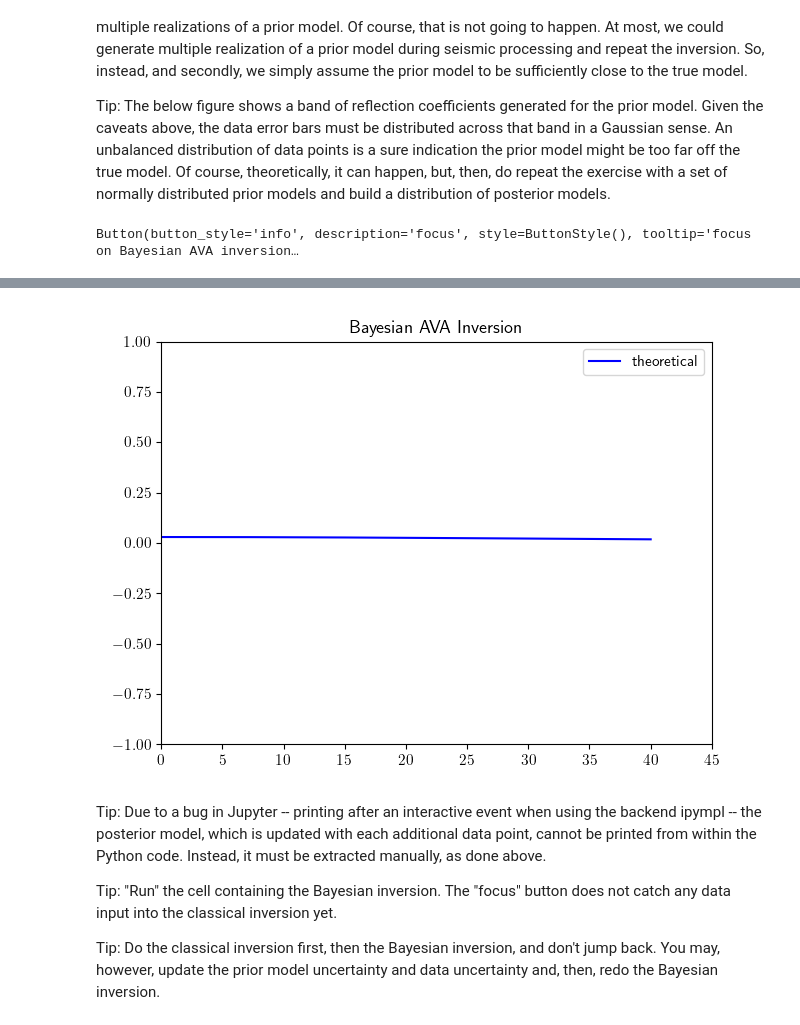
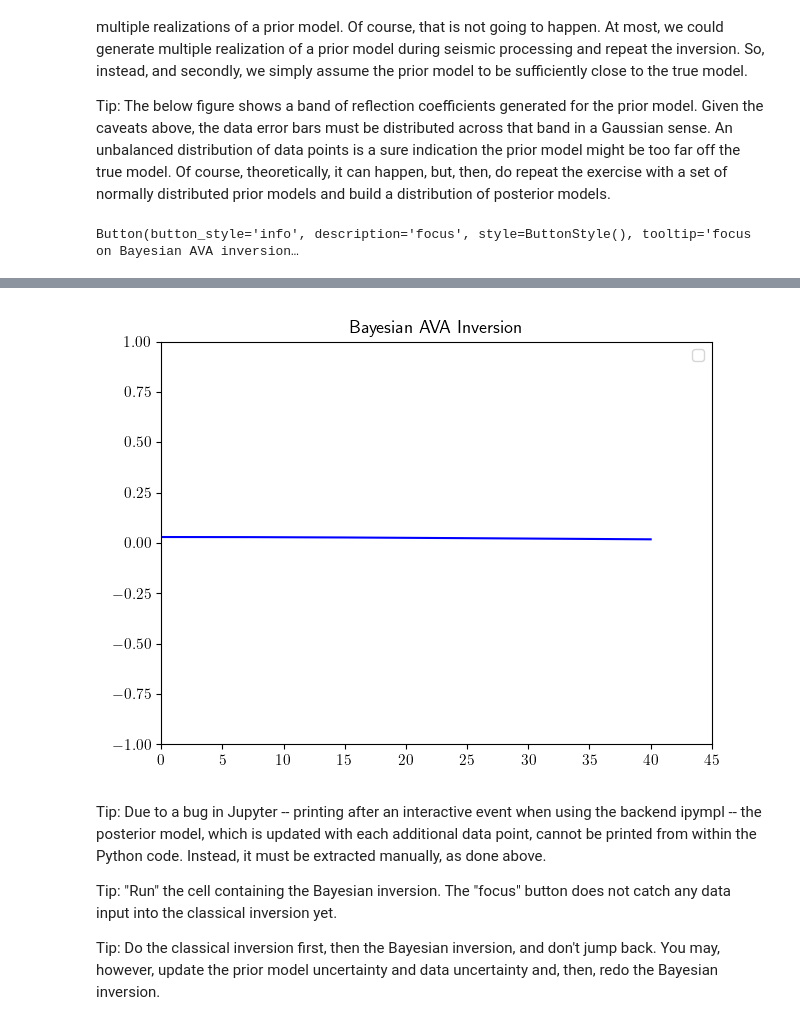
Before and after one commit to bjornrommel/steinkauz, a Jupyter notebook: project/avo_for_density/avo_for_density.ipynb, the cells around one changed output, grey strips where cells are left out. Cells and saved outputs as stored; diff of their text form; code cells hidden in the pictures.

```diff
--- a/project/avo_for_density/avo_for_density.ipynb
+++ b/project/avo_for_density/avo_for_density.ipynb
@@ -463,8 +471,6 @@ def bayesbutton_action(*args):
     plt.figure(num=4)
     # wake up Jupyter
     pass
-    # force replot
-    bayes_update(init=False)
 
 # interact with focus button
 bayesbutton =  ipw.Button(description = 'focus', button_style = 'info', tooltip = 'focus on Bayesian AVA inversion')
@@ -473,7 +479,7 @@ bayesbutton.on_click(bayesbutton_action)
 
 
 # input AVA data points and calculate best-fitting AVA curve
-def bayes_update(init=True, **kwargs):
+def bayes_update(**kwargs):
     # check all properties are set
     if not (                                        # not any of the following:
             np.isnan(afd.para['vsp']) or            # signal-to-noise ratio found in the reflection matrix NAN
@@ -481,8 +487,7 @@ def bayes_update(init=True, **kwargs):
             np.any(np.isnan(afd.prior['std'])) or   # any prior component uncertainty (blown up to prior covariance) NAN
             np.any(np.isnan(afd.prior['mod']))):    # any prior model component NAN
         # initialize figure
-        if init:
-            afd.init_plot(num=4, title='Bayesian AVA Inversion')
+        afd.init_plot(num=4, title='Bayesian AVA Inversion')
         # calculate the AVA curve from the prior model
         afd.comp_coeff(mode='COEFF+DATA+AVA+')
         # re-plot old data and AVA curve
@@ -491,11 +496,10 @@ def bayes_update(init=True, **kwargs):
             afd.inv_ava(mode='COEFF+DATA+AVA+')
             # calculate the AVA curve for the posterior model
             afd.comp_post_ava()
-        if afd.data['nos'] >= 1:
             # re-plot the AVA curves for the prior and posterior model as well as the data points
             afd.replot_data_ava(mode='COEFF+DATA+AVA+', num=4)
         # catch data points, invert and plot an AVA curve from posteriors
-        afd.plot_all(mode='COEFF+DATA+AVA+', priorlabel='theoretical', postlabel='data-driven', num=4)
+        afd.plot_all(mode='COEFF+DATA+AVA+', num=4)
 
 # interact with input boxes and call for AVA calculation and curve
 bayes_box = interactive_output(
@@ -506,34 +510,34 @@ bayes_box = interactive_output(
         'dvp2': dvp2_box, 'dvs2': dvs2_box, 'drho2': drho2_box,   # uncertainties bottom halfspace
         'snr': snr_box})                                          # uncertainty in data (from signal-to-noise ratio)
 
 # display AVA curve
 display(bayes_box)
 
 
 # define print output
 out = ipw.Output()   # https://ipywidgets.readthedocs.io/en/latest/examples/Output%20Widget.html
 
 # define a print button
 def printbutton_action(b,out):
     # print
     with out:
         out.clear_output()
         _ = afd.printout['COEFF+DATA+AVA+'](text='posterior model', vals=afd.post)
         _ = afd.printout['COEFF+DATA+AVA+'](text='posterior contrast', vals=afd.poscon)
 
 # interact with print button
 printbutton =  ipw.Button(description = 'print', button_style = 'info', tooltip = 'print posterior model')
 display(printbutton)
 printbutton.on_click(ft.partial(printbutton_action, out=out))
 
 # display print output
 display(out)
 # %% [output]
 Button(button_style='info', description='focus', style=ButtonStyle(), tooltip='focus on Bayesian AVA inversion…
 [interactive output not drawn]
 [interactive output not drawn]
 [interactive output not drawn]
-[figure, old version]
+[figure, new version]
 # %% [markdown]
 Tip: Due to a bug in Jupyter -- printing after an interactive event when using the backend ipympl -- the posterior model, which is updated with each additional data point, cannot be printed from within the Python code. Instead, it must be extracted manually, as done above.
 
```
Also changed, not shown: parts of 6 cells of this notebook, 4 other files.
